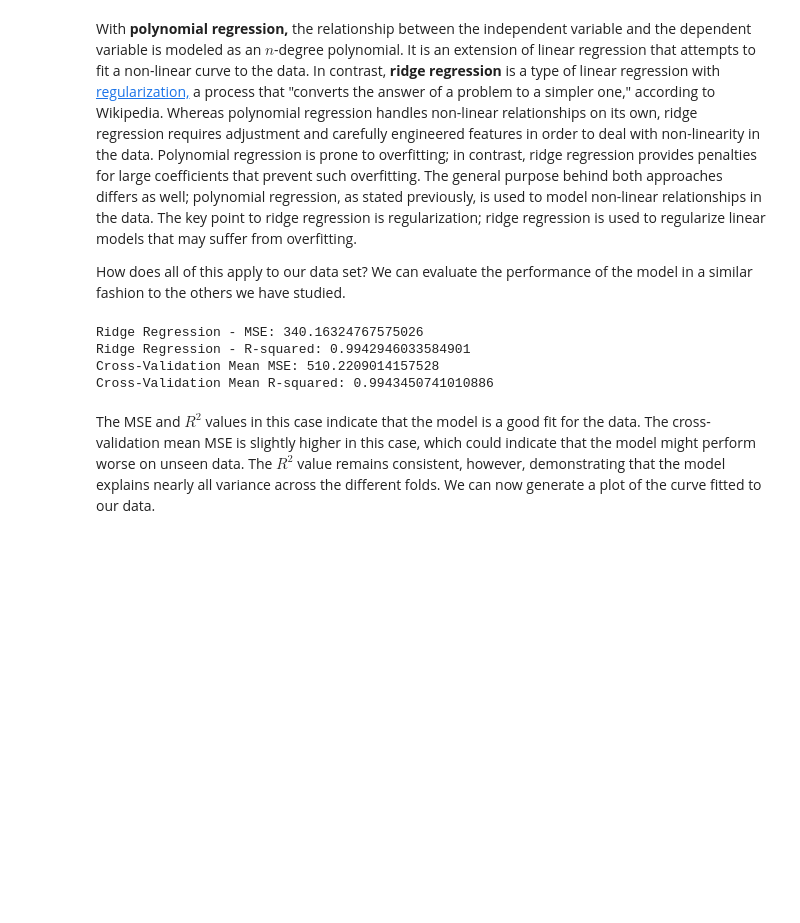
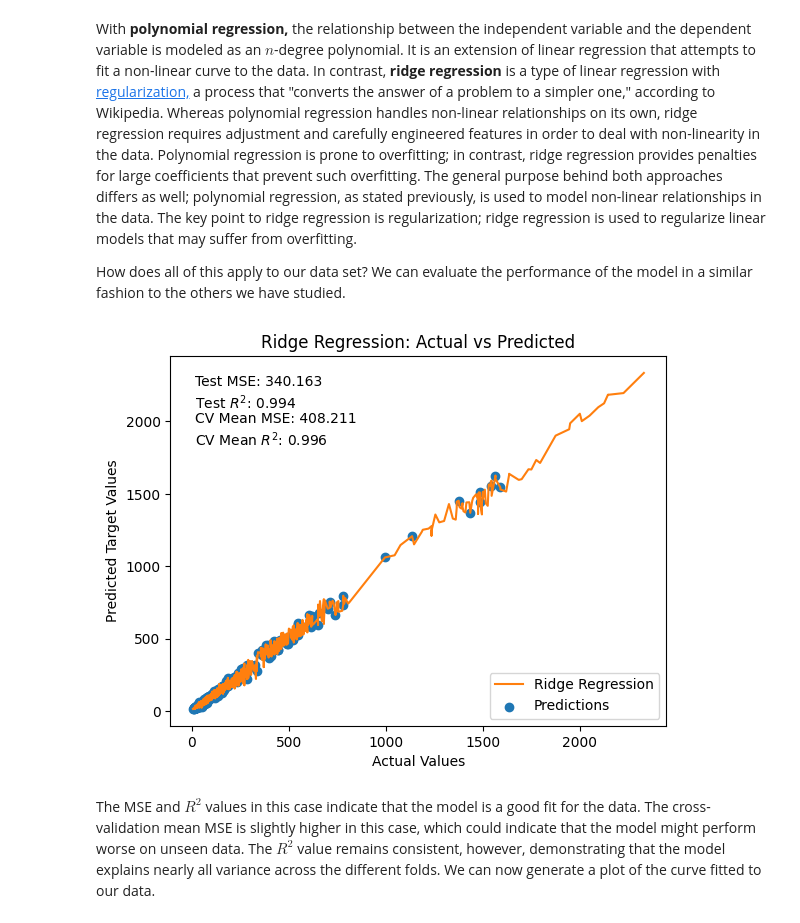
Before and after one commit to sa0v/Income_Support, a Jupyter notebook: Income Support.ipynb, the cells around one changed output. Saved outputs shown, nothing was run; the diff lists cells and outputs as text; code cells hidden in the pictures; blank space fills up the shorter version.

```diff
--- a/Income Support.ipynb
+++ b/Income Support.ipynb
@@ -567,51 +567,70 @@ from sklearn.model_selection import KFold, cross_val_score
 from sklearn.metrics import mean_squared_error, make_scorer, r2_score
 import numpy as np
 
-# Scale the polynomial features. If this is not performed first, a warning will be generated.
+# Scale the features.
 scaler = StandardScaler()
 X_train_scaled = scaler.fit_transform(X_train)
 X_test_scaled = scaler.transform(X_test)
 
 # Fit and train the model.
 ridge_model = Ridge(alpha=1.0)
 ridge_model.fit(X_train_scaled, y_train)
 
-# Make some predictions and evaluate the summary statistics.
+# Make predictions and evaluate the model on the test data set.
 y_pred_ridge = ridge_model.predict(X_test_scaled)
 mse_ridge = mean_squared_error(y_test, y_pred_ridge)
 r2_ridge = r2_score(y_test, y_pred_ridge)
 
-print("Ridge Regression - MSE:", mse_ridge)
-print("Ridge Regression - R-squared:", r2_ridge)
-# Set up K-Fold Cross-Validation
+# Set up K-Fold cross-validation.
 kf = KFold(n_splits=5, shuffle=True, random_state=42)
 
-# Evaluate MSE using cross-validation
+# Evaluate MSE using cross-validation (using training data).
 mse_scorer = make_scorer(mean_squared_error, greater_is_better=False)
-cv_mse_scores = cross_val_score(ridge_model, X_scaled, y, cv=kf, scoring=mse_scorer)
+cv_mse_scores = cross_val_score(ridge_model, X_train_scaled, y_train, cv=kf, scoring=mse_scorer)
 mean_cv_mse = -np.mean(cv_mse_scores)  # Negate to get positive MSE
 
-# Evaluate R-squared using cross-validation
-cv_r2_scores = cross_val_score(ridge_model, X_scaled, y, cv=kf, scoring='r2')
+# Evaluate R-squared using cross-validation (using training data).
+cv_r2_scores = cross_val_score(ridge_model, X_train_scaled, y_train, cv=kf, scoring='r2')
 mean_cv_r2 = np.mean(cv_r2_scores)
 
-print("Cross-Validation Mean MSE:", mean_cv_mse)
-print("Cross-Validation Mean R-squared:", mean_cv_r2)
-
-# Combine training and test data for visualization
+# Combine training and test data for visualization.
 X_combined_scaled = np.vstack((X_train_scaled, X_test_scaled))
 y_combined = np.hstack((y_train, y_test))
 y_pred_combined = ridge_model.predict(X_combined_scaled)
 
-# Sort predictions for a smoother curve
+# Sort predictions for a smoother curve.
 sorted_indices = np.argsort(y_combined)
 y_combined_sorted = y_combined[sorted_indices]
 y_pred_combined_sorted = y_pred_combined[sorted_indices]
+
+plt.plot(y_combined_sorted, y_pred_combined_sorted, label="Ridge Regression", color='tab:orange')
+plt.scatter(y_test, y_pred_ridge, color='tab:blue', label="Predictions")
+plt.xlabel("Actual Values")
+plt.ylabel("Predicted Target Values")
+plt.title("Ridge Regression: Actual vs Predicted")
+
+# Add summary statistics as text elements to the plot.
+plt.text(
+    x=0.05, y=0.95, s=f"Test MSE: {mse_ridge:.3f}",
+    transform=plt.gca().transAxes, fontsize=10, verticalalignment='top'
+)
+plt.text(
+    x=0.05, y=0.90, s=f"Test $R^2$: {r2_ridge:.3f}",
+    transform=plt.gca().transAxes, fontsize=10, verticalalignment='top'
+)
+plt.text(
+    x=0.05, y=0.85, s=f"CV Mean MSE: {mean_cv_mse:.3f}",
+    transform=plt.gca().transAxes, fontsize=10, verticalalignment='top'
+)
+plt.text(
+    x=0.05, y=0.80, s=f"CV Mean $R^2$: {mean_cv_r2:.3f}",
+    transform=plt.gca().transAxes, fontsize=10, verticalalignment='top'
+)
+
+plt.legend()
+plt.show()
 # %% [output]
-Ridge Regression - MSE: 340.16324767575026
-Ridge Regression - R-squared: 0.9942946033584901
-Cross-Validation Mean MSE: 510.2209014157528
-Cross-Validation Mean R-squared: 0.9943450741010886
+[figure, added]
 # %% [markdown]
 The MSE and $R^2$ values in this case indicate that the model is a good fit for the data. The cross-validation mean MSE is slightly higher in this case, which could indicate that the model might perform worse on unseen data. The $R^2$ value remains consistent, however, demonstrating that the model explains nearly all variance across the different folds. We can now generate a plot of the curve fitted to our data.
 # %%
```
Also changed, not shown: parts of 1 cell of this notebook.
